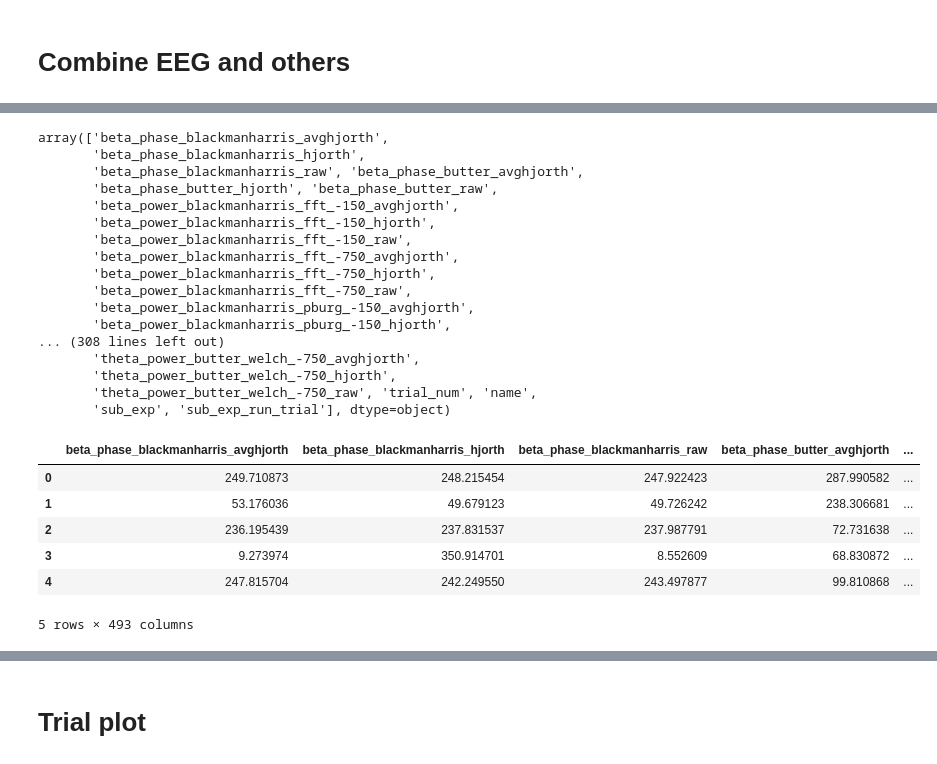
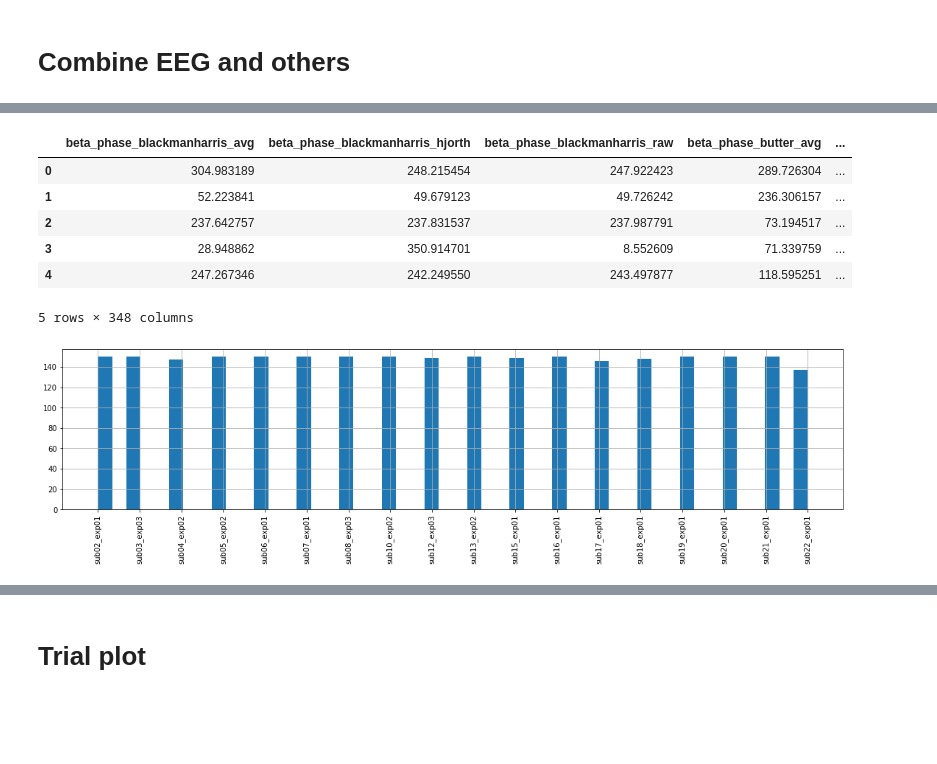
Before and after one commit to alamkanak/EEG-Correlation, a Jupyter notebook: 153-comparison.ipynb, the cells around one changed output, grey strips where cells are left out. Cells and saved outputs as stored; diff of their text form; code cells hidden in the pictures; blank space fills up the shorter version.

```diff
--- a/153-comparison.ipynb
+++ b/153-comparison.ipynb
@@ -363,8 +363,12 @@ rejected_trials = [
     {'sub': 'sub03', 'exp': 'exp01', 'run': 'r2', 'trial': '*'}, # We are using exp02 for this one
     {'sub': 'sub03', 'exp': 'exp01', 'run': 'r3', 'trial': '*'}, # We are using exp02 for this one
 
+    {'sub': 'sub04', 'exp': 'exp01', 'run': '*', 'trial': '*'},
+
     {'sub': 'sub05', 'exp': 'exp01', 'run': 'r1', 'trial': '*'}, # BAD MEP.
     {'sub': 'sub05', 'exp': 'exp01', 'run': 'r2', 'trial': '*'}, # BAD MEP.
+
+    {'sub': 'sub14', 'exp': 'exp01', 'run': '*', 'trial': '*'},
 
     {'sub': 'sub17', 'exp': 'exp01', 'run': 'r1', 'trial': 0}, # Session log mentions there is no pulse.
     {'sub': 'sub17', 'exp': 'exp01', 'run': 'r1', 'trial': 1}, # Session log mentions there is no pulse.
@@ -899,17 +851,20 @@ def process_trials(eeg_path):
     return power_phase_list
 # %%
 # Run analysis
-results = []
-for eeg_path in tqdm(eegs):
-    result = process_trials(eeg_path)
-    if len(result) > 0:
-        results.append(result)
+num_cores = multiprocessing.cpu_count() - 2
+results = Parallel(n_jobs=num_cores)(delayed(process_trials)(eeg_path) for eeg_path in tqdm(eegs))
+
+
+# results = []
+# for eeg_path in tqdm(eegs):
+#     result = process_trials(eeg_path)
+#     if len(result) > 0:
+#         results.append(result)
 
 df_power = []
-for result in results:
-    if len(result) == 0:
-        continue
-    for trial in result:
-        df_power.append(trial)
+for result in tqdm(results):
+    if len(result) > 0:
+        for trial in result:
+            df_power.append(trial)
 
 df_power = pd.DataFrame(df_power)
@@ -962,52 +896,22 @@ sub_map = {
 
 # Insert subject names
 df_power['name'] = df_power.apply(lambda x: sub_map[x['sub']], axis=1)
-# %%
-df_power.columns.values
-# %% [output]
-array(['beta_phase_blackmanharris_avghjorth',
-       'beta_phase_blackmanharris_hjorth',
-       'beta_phase_blackmanharris_raw', 'beta_phase_butter_avghjorth',
-       'beta_phase_butter_hjorth', 'beta_phase_butter_raw',
-       'beta_power_blackmanharris_fft_-150_avghjorth',
-       'beta_power_blackmanharris_fft_-150_hjorth',
-       'beta_power_blackmanharris_fft_-150_raw',
-       'beta_power_blackmanharris_fft_-750_avghjorth',
-       'beta_power_blackmanharris_fft_-750_hjorth',
-       'beta_power_blackmanharris_fft_-750_raw',
-       'beta_power_blackmanharris_pburg_-150_avghjorth',
-       'beta_power_blackmanharris_pburg_-150_hjorth',
-... (308 lines left out)
-       'theta_power_butter_welch_-750_avghjorth',
-       'theta_power_butter_welch_-750_hjorth',
-       'theta_power_butter_welch_-750_raw', 'trial_num', 'name',
-       'sub_exp', 'sub_exp_run_trial'], dtype=object)
 # %%
 # Show subject histogram and remove subjects with fewer trials
 df_power['sub_exp'] = df_power['sub'] + "_" + df_power['exp']
 df_power = df_power[~df_power['sub_exp'].isin(['sub04_exp01', 'sub14_exp01'])]
 df_power['sub_exp'].hist(figsize=(19,4), xrot=90, bins=50, align='mid')
 
-# Create unique ID
-df_power['sub_exp_run_trial'] = df_power['sub_exp'] + "_" + df_power['run'].astype(str) + '_' + df_power['trial_num'].astype(str)
-
-# Log transform powers
-for eeg_type in ['hjorth', 'raw', 'avghjorth']:
-    for filter_name in ['butter', 'blackmanharris']:
-        for method in ['pburg', 'welch', 'fft']:
-            for band in ['theta_power', 'mu_power', 'beta_power', 'gamma_power']:
-                for time in ['-750', '-150']:
-                    df_power[band + '_' + filter_name + '_' + method + '_' + time + '_' + eeg_type + '_log'] = np.log(df_power[band + '_' + filter_name + '_' + method + '_' + time + '_' + eeg_type])
-
 # Save the dataframe
-df_power.to_excel('153-power-variation-wideformat.xlsx')
+df_power.to_excel('153-d1-power-phase-wide.xlsx')
 df_power.head()
 # %% [output]
-|  | beta_phase_blackmanharris_avghjorth | beta_phase_blackmanharris_hjorth | beta_phase_blackmanharris_raw | beta_phase_butter_avghjorth | ... |
-| 0 | 249.710873 | 248.215454 | 247.922423 | 287.990582 | ... |
-| 1 | 53.176036 | 49.679123 | 49.726242 | 238.306681 | ... |
-| 2 | 236.195439 | 237.831537 | 237.987791 | 72.731638 | ... |
-| 3 | 9.273974 | 350.914701 | 8.552609 | 68.830872 | ... |
-| 4 | 247.815704 | 242.249550 | 243.497877 | 99.810868 | ... |
+|  | beta_phase_blackmanharris_avg | beta_phase_blackmanharris_hjorth | beta_phase_blackmanharris_raw | beta_phase_butter_avg | ... |
+| 0 | 304.983189 | 248.215454 | 247.922423 | 289.726304 | ... |
+| 1 | 52.223841 | 49.679123 | 49.726242 | 236.306157 | ... |
+| 2 | 237.642757 | 237.831537 | 237.987791 | 73.194517 | ... |
+| 3 | 28.948862 | 350.914701 | 8.552609 | 71.339759 | ... |
+| 4 | 247.267346 | 242.249550 | 243.497877 | 118.595251 | ... |
-5 rows × 493 columns
+5 rows × 348 columns
+[figure, added]
 # %%
```
Also changed, not shown: parts of 8 cells of this notebook, 4 other files.
